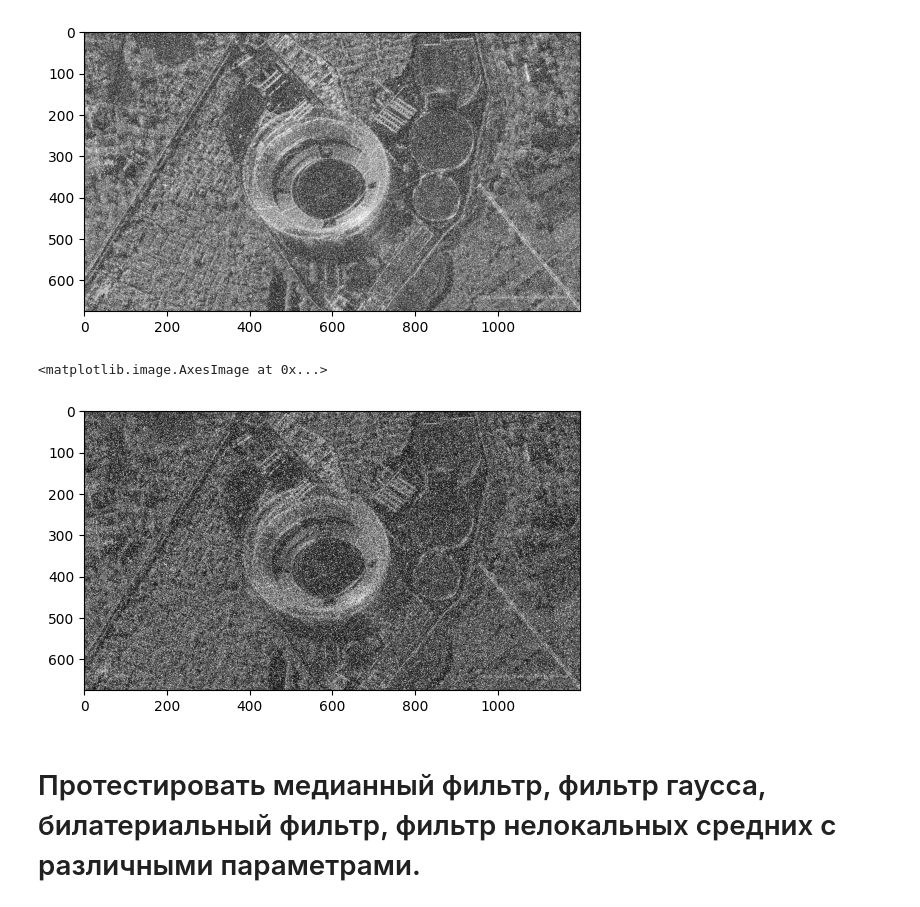
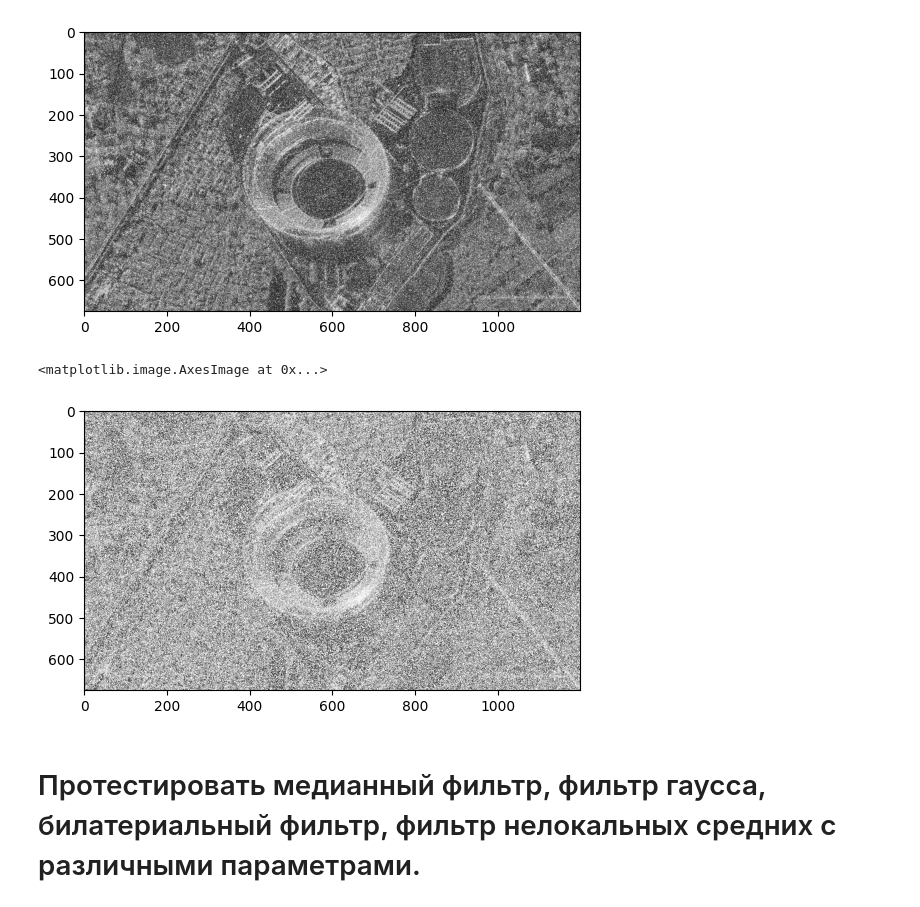
Before and after one commit to vlad3005/IP, a Jupyter notebook: lab2/lab2.ipynb, the cells around one changed output. Saved outputs shown, nothing was run; the diff lists cells and outputs as text; code cells hidden in the pictures.

```diff
--- a/lab2/lab2.ipynb
+++ b/lab2/lab2.ipynb
@@ -28,2 +24,2 @@ ones_pixel = np.where(noise == 6)
 # %%
-bg_image = image_gray.copy().astype(np.uint8)
+noise_uniform = np.random.uniform(-25, 25, image_gray.shape).astype(np.uint8)
@@ -33,8 +26,10 @@ bg_image[ones_pixel] = 255
+# %%
+image_noise_uniform = cv2.add(image_gray, noise_uniform)
 # %%
-plt.imshow(bg_image, cmap="gray")
+plt.imshow(image_noise_uniform, cmap="gray")
 # %% [output]
 <matplotlib.image.AxesImage at 0x...>
-[figure, old version]
+[figure, new version]
 # %% [markdown]
 # Протестировать медианный фильтр, фильтр гаусса, билатериальный фильтр, фильтр нелокальных средних с различными параметрами.
 # %%
```
Also changed, not shown: parts of 2 cells of this notebook.
